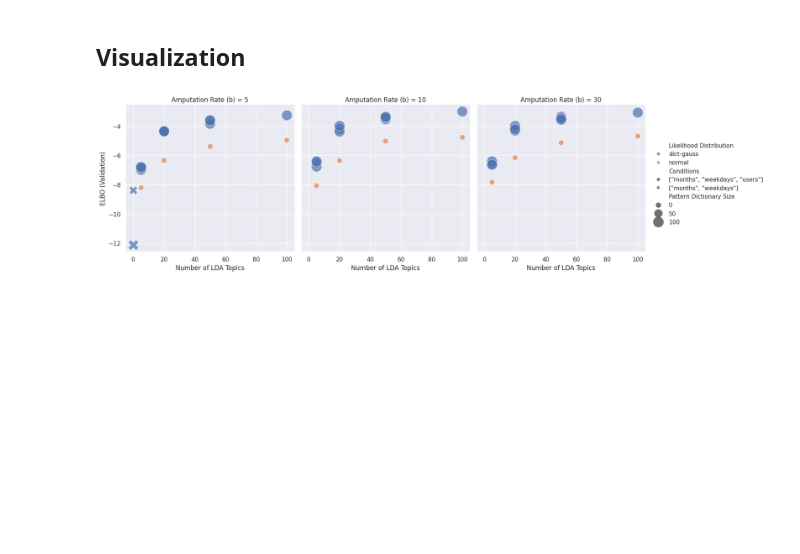
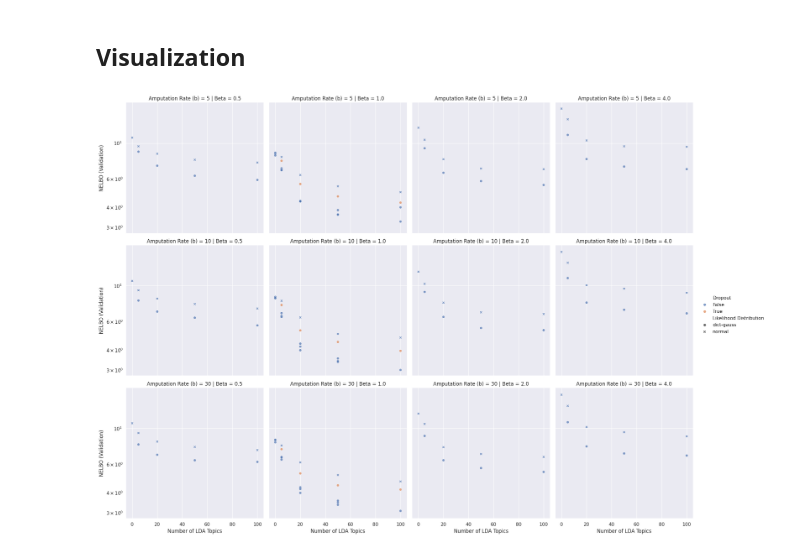
Before and after one commit to kabolat/behavio-temporal-vae, a Jupyter notebook: notebooks/testing.ipynb, the cells around one changed output. Cells and saved outputs as stored; diff of their text form; code cells hidden in the pictures; blank space fills up the shorter version.

```diff
--- a/notebooks/testing.ipynb
+++ b/notebooks/testing.ipynb
@@ -61,6 +61,8 @@ df_experiment.rename(columns={  'Loss_ELBO_val': 'ELBO (Validation)',
                                 'data_user_embedding_kwargs_model_kwargs_num_topics': 'Number of LDA Topics',
                                 'data_user_embedding_kwargs_model_kwargs_num_clusters': 'Number of LDA Clusters',
                                 'model_distribution_dict_likelihood_vocab_size': 'Pattern Dictionary Size',
+                                'model_distribution_dict_likelihood_dropout': 'Dropout',
+                                'train_beta': 'Beta',
                                 'prob_metrics_loglikelihood_mean': 'Log-likelihood - Mean (Test)',
                                 'prob_metrics_loglikelihood_std': 'Log-likelihood - Std (Test)',
                                 'prob_metrics_loglikelihood_median': 'Log-likelihood - Median (Test)',
@@ -84,7 +86,9 @@ df_experiment.rename(columns={  'Loss_ELBO_val': 'ELBO (Validation)',
                                 'sample_metrics_mean_rmse_quartile_upper': 'Mean Imputation RMSE - Upper Quartile (Test)',
                               }, inplace=True)
 # %%
-## if df_expermient["Conditons"] does not have "users", replace def_experiment["Number of LDA Topics"] with 0
+## add new columns -ELBO (Validation) to df_experiment
+df_experiment["NELBO (Validation)"] = -df_experiment["ELBO (Validation)"]
+
 df_experiment.loc[df_experiment["Conditions"].apply(lambda x: "users" not in x), "Number of LDA Topics"] = 0
 df_experiment.loc[df_experiment["Conditions"].apply(lambda x: "users" not in x), "Number of LDA Clusters"] = 0
 ## if df_expermient["Likelihood Distribution"] is not "dict-gauss", replace def_experiment['Pattern Dictionary Size'] with 0
@@ -99,27 +103,28 @@ df_experiment.loc[df_experiment["Likelihood Distribution"] != "dict-gauss", "Pat
 relplot_kwargs = {
                     'data': df_experiment,
                     'x': 'Number of LDA Topics',
-                    'col': 'Amputation Rate (b)',
-                    'size': 'Pattern Dictionary Size',
-                    'hue': 'Likelihood Distribution',
+                    'row': 'Amputation Rate (b)',
+                    'col': 'Beta',
+                    'style': 'Likelihood Distribution',
                     'alpha': 0.7,
-                    'style': 'Conditions',
+                    'hue': 'Dropout',
                     # "kind":"line",
                     "sizes": (100, 400),
-                    "style_order": ('["months", "weekdays", "users"]', '["months", "weekdays"]'),
+                    # "style_order": ('["months", "weekdays", "users"]', '["months", "weekdays"]'),
                 }
 # %%
-h=sns.relplot(y='ELBO (Validation)', **relplot_kwargs)
+h=sns.relplot(y='NELBO (Validation)', **relplot_kwargs)
 # h.set(xscale="log")
+h.set(yscale="log")
 plt.show()
 
-# h = sns.relplot(y='Log-likelihood - Median (Test)', size ="Log-likelihood - IQR (Test)",**relplot_kwargs)
-# plt.show()4
-# h = sns.relplot(y='Sample Imputation RMSE - Median (Test)', size="Sample Imputation RMSE - IQR (Test)", **relplot_kwargs)
+# h = sns.relplot(y='Log-likelihood - Median (Test)',**relplot_kwargs)
+# plt.show()
+# h = sns.relplot(y='Sample Imputation RMSE - Median (Test)', **relplot_kwargs)
 # # plt.ylim([350,500])
 # plt.show()
-# h = sns.relplot(y='Mean Imputation RMSE - Median (Test)', size="Mean Imputation RMSE - IQR (Test)", **relplot_kwargs)
+# h = sns.relplot(y='Mean Imputation RMSE - Median (Test)', **relplot_kwargs)
 # # plt.ylim([350,500])
 # plt.show()
 # %% [output]
-[figure, old version]
+[figure, new version]
```
Also changed, not shown: parts of 3 cells of this notebook, 2 other files.
